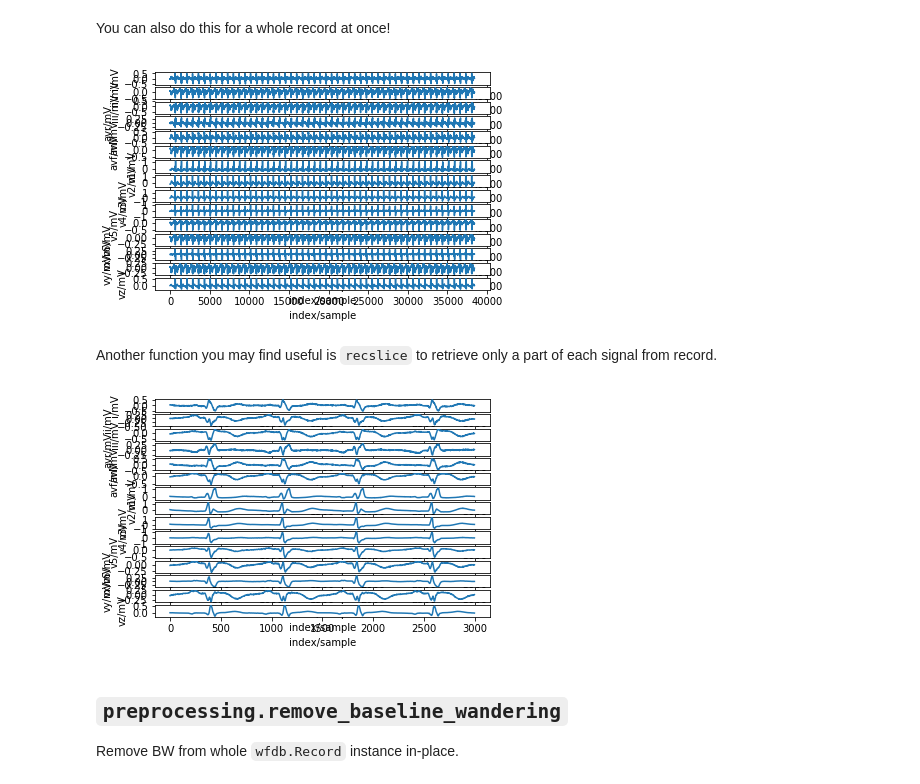
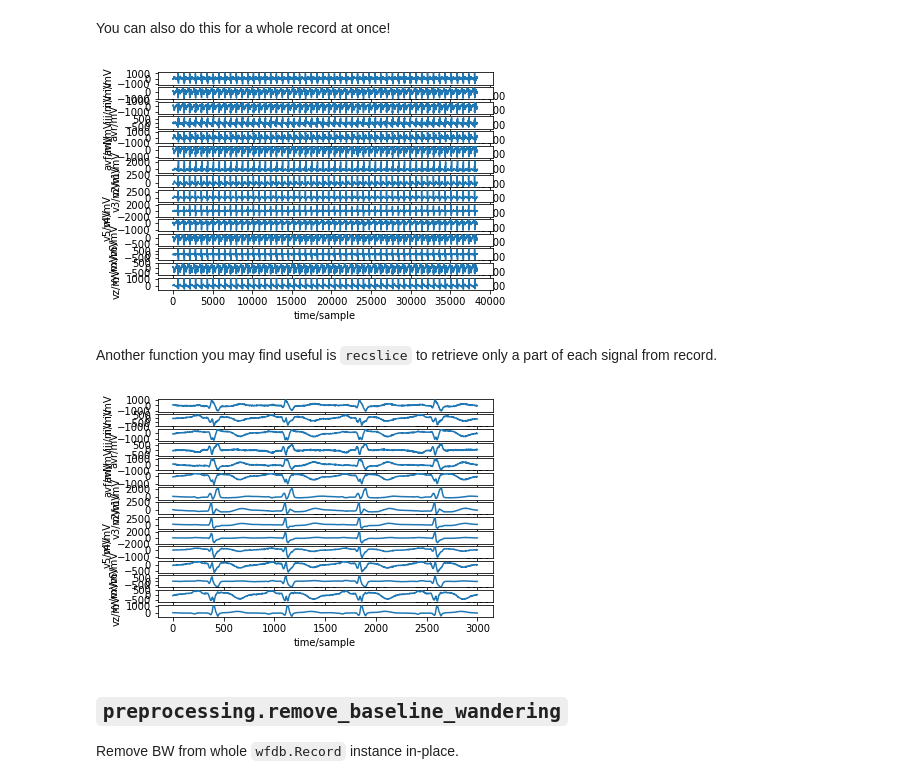
Before and after one commit to kapec94/cardiovector, a Jupyter notebook: Preprocessing.ipynb, the cells around one changed output. Drawn from its saved outputs; the diff is of its cells as text; code cells hidden in the pictures.

Commit message:
Bumped to `wfdb` version >=2.0.0

```diff
--- a/Preprocessing.ipynb
+++ b/Preprocessing.ipynb
@@ -14,17 +27,8 @@
 # %%
-import cardiovector.preprocessing as prep
+raw_record = wfdb.rdrecord('data/patient001/s0010_re', physical=False)
 
-import wfdb
-import numpy as np
-import matplotlib.pyplot as plt
-
-wfdb.dldatabase('ptbdb', dlbasedir='data/',
-                records=['patient001/s0010_re'],
-                overwrite=False)
-raw_record = wfdb.rdsamp('data/patient001/s0010_re')
-
-siglen = raw_record.siglen
+siglen = raw_record.sig_len
 fs = raw_record.fs
 
 X = np.linspace(0, siglen / fs, siglen)
-raw_signal = raw_record.p_signals[:,0]
+raw_signal = raw_record.d_signal[:,0]
@@ -68,16 +69,16 @@ On the plot above you may see a part of the signal that got filtered out. No hig
 You can also do this for a whole record at once!
 # %%
 new_record = prep.remove_baseline_wandering(raw_record)
-wfdb.plotrec(new_record)
+wfdb.plot_wfdb(new_record)
 # %% [output]
-[figure, old version]
+[figure, new version]
 # %% [markdown]
 Another function you may find useful is `recslice` to retrieve only a part of each signal from record.
 # %%
 sliced = prep.recslice(new_record, sampfrom=1000, sampto=4000)
-wfdb.plotrec(sliced)
+wfdb.plot_wfdb(sliced)
 # %% [output]
-[figure, old version]
+[figure, new version]
 # %% [markdown]
 ## `preprocessing.remove_baseline_wandering`
 
```
Also changed, not shown: parts of 6 cells of this notebook, 7 other files.
